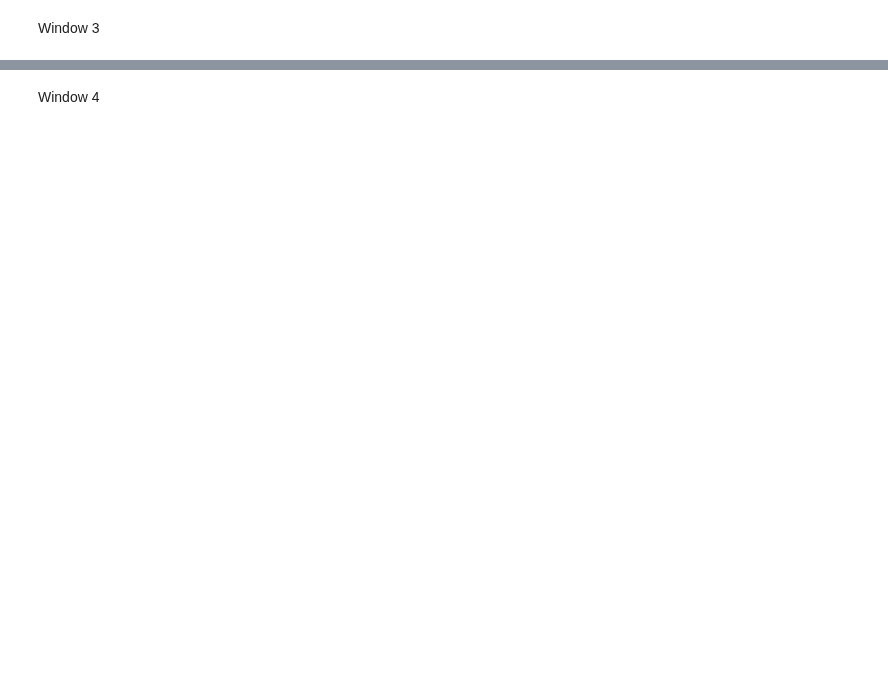
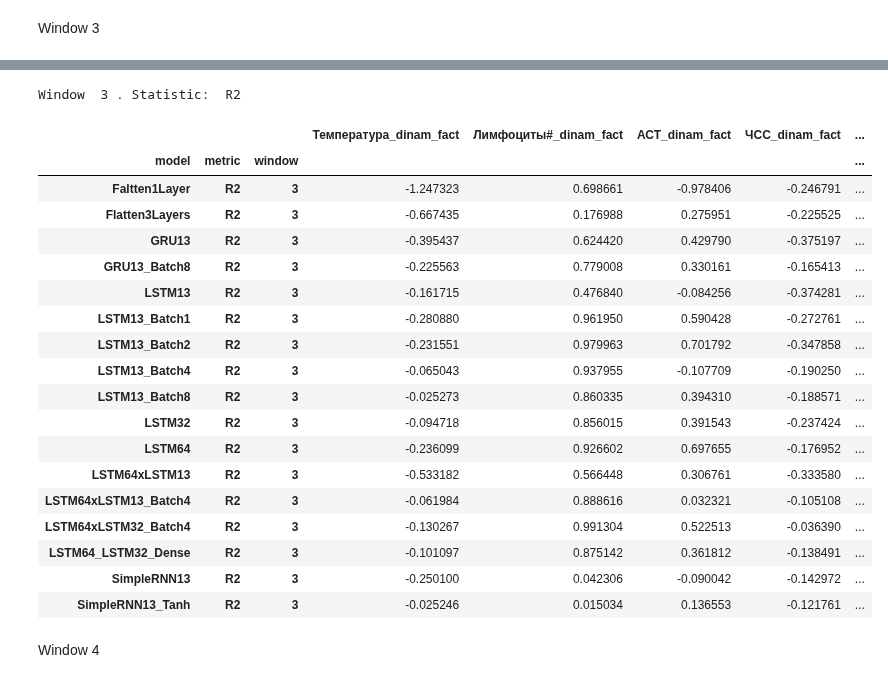
Before and after one commit to geniusserg/CovidPredict, a Jupyter notebook: report.ipynb, the cells around one changed output, grey strips where cells are left out. Drawn from its saved outputs; the diff is of its cells as text; code cells hidden in the pictures; blank space fills up the shorter version.

```diff
--- a/report.ipynb
+++ b/report.ipynb
@@ -78,2 +139,25 @@ Window 3
+# %%
+report(3, "R2")
+# %% [output]
+Window  3 . Statistic:  R2
+|  |  |  | Температура_dinam_fact | Лимфоциты#_dinam_fact | АСТ_dinam_fact | ЧСС_dinam_fact | ... |
+| model | metric | window |  |  |  |  | ... |
+| Faltten1Layer | R2 | 3 | -1.247323 | 0.698661 | -0.978406 | -0.246791 | ... |
+| Flatten3Layers | R2 | 3 | -0.667435 | 0.176988 | 0.275951 | -0.225525 | ... |
+| GRU13 | R2 | 3 | -0.395437 | 0.624420 | 0.429790 | -0.375197 | ... |
+| GRU13_Batch8 | R2 | 3 | -0.225563 | 0.779008 | 0.330161 | -0.165413 | ... |
+| LSTM13 | R2 | 3 | -0.161715 | 0.476840 | -0.084256 | -0.374281 | ... |
+| LSTM13_Batch1 | R2 | 3 | -0.280880 | 0.961950 | 0.590428 | -0.272761 | ... |
+| LSTM13_Batch2 | R2 | 3 | -0.231551 | 0.979963 | 0.701792 | -0.347858 | ... |
+| LSTM13_Batch4 | R2 | 3 | -0.065043 | 0.937955 | -0.107709 | -0.190250 | ... |
+| LSTM13_Batch8 | R2 | 3 | -0.025273 | 0.860335 | 0.394310 | -0.188571 | ... |
+| LSTM32 | R2 | 3 | -0.094718 | 0.856015 | 0.391543 | -0.237424 | ... |
+| LSTM64 | R2 | 3 | -0.236099 | 0.926602 | 0.697655 | -0.176952 | ... |
+| LSTM64xLSTM13 | R2 | 3 | -0.533182 | 0.566448 | 0.306761 | -0.333580 | ... |
+| LSTM64xLSTM13_Batch4 | R2 | 3 | -0.061984 | 0.888616 | 0.032321 | -0.105108 | ... |
+| LSTM64xLSTM32_Batch4 | R2 | 3 | -0.130267 | 0.991304 | 0.522513 | -0.036390 | ... |
+| LSTM64_LSTM32_Dense | R2 | 3 | -0.101097 | 0.875142 | 0.361812 | -0.138491 | ... |
+| SimpleRNN13 | R2 | 3 | -0.250100 | 0.042306 | -0.090042 | -0.142972 | ... |
+| SimpleRNN13_Tanh | R2 | 3 | -0.025246 | 0.015034 | 0.136553 | -0.121761 | ... |
 # %% [markdown]
 Window 4
```
Also changed, not shown: parts of 13 cells of this notebook, 2 other files.
